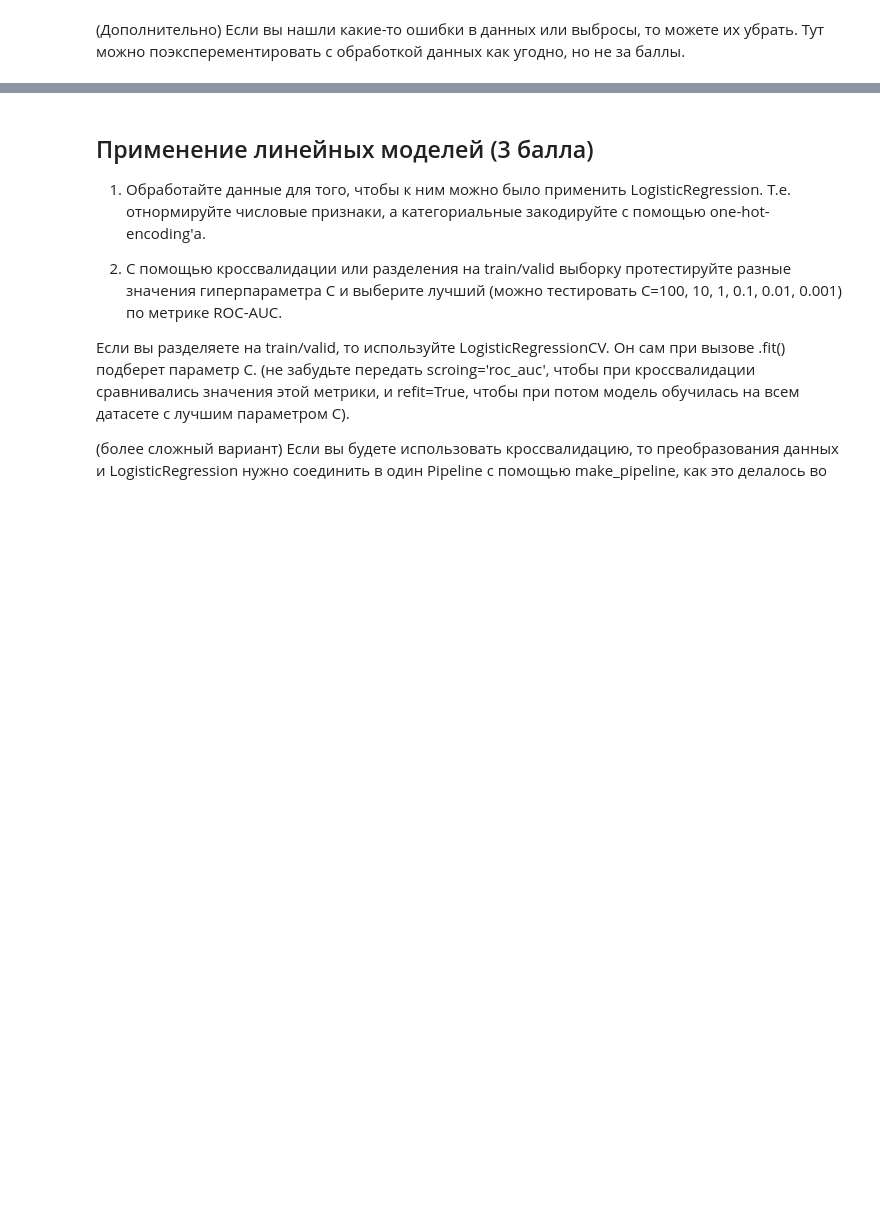
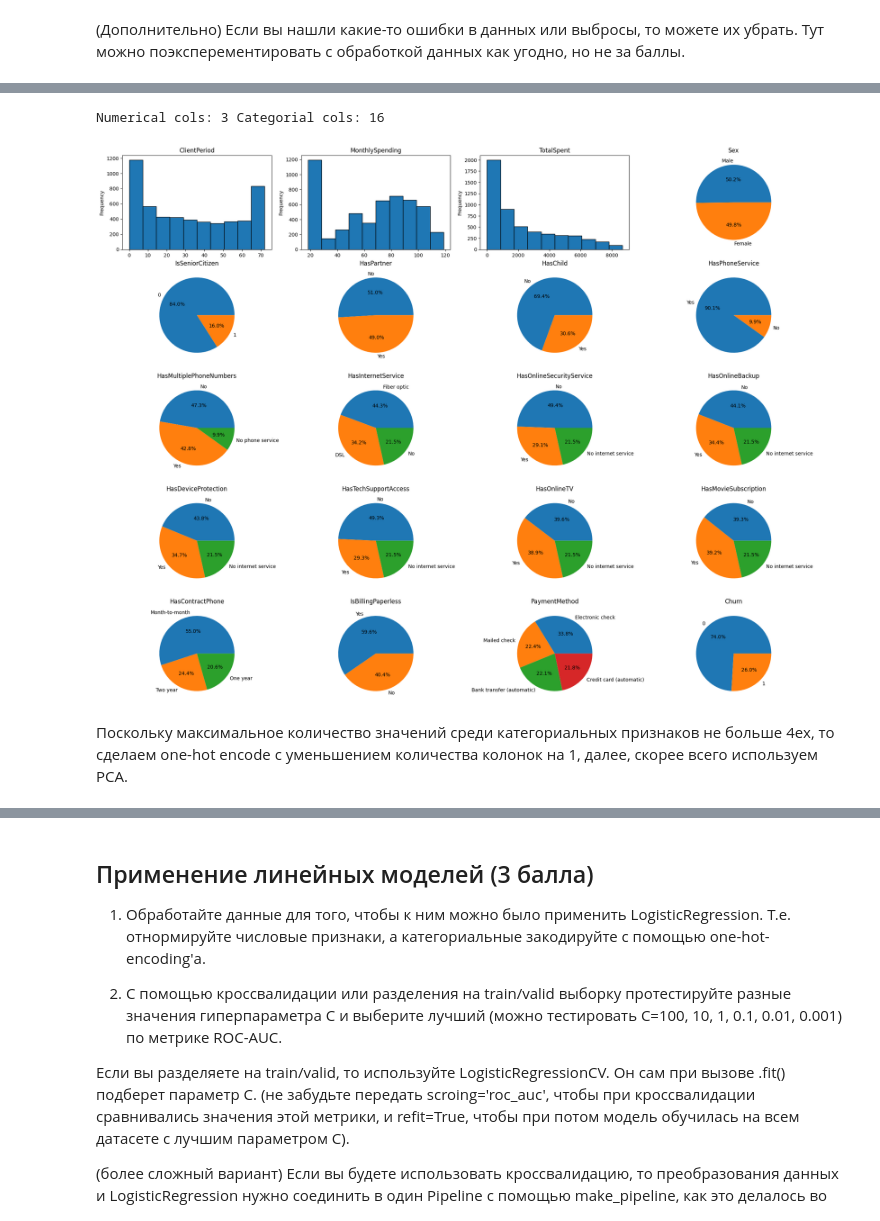
Before and after one commit to Zea-Zee/DLS-labs, a Jupyter notebook: DLS-sem-1/HW-3-kaggle-churn-prediction/hw_kaggle.ipynb, the cells around one changed output, grey strips where cells are left out. Drawn from its saved outputs; the diff is of its cells as text; code cells hidden in the pictures; blank space fills up the shorter version.

```diff
--- a/DLS-sem-1/HW-3-kaggle-churn-prediction/hw_kaggle.ipynb
+++ b/DLS-sem-1/HW-3-kaggle-churn-prediction/hw_kaggle.ipynb
@@ -97,4 +79,5 @@ from matplotlib import pyplot as plt
 
 2) Посмотрите, есть ли в датасете незаполненные значения (nan'ы) с помощью data.isna() или data.info() и, если нужно, замените их на что-то. Будет хорошо, если вы построите табличку с количеством nan в каждой колонке.
 # %%
-data = pd.read_csv('./train.csv')
+df = pd.read_csv('./train.csv')
+df
@@ -146,0 +196,5 @@ target_col = 'Churn'
+# %%
+print(f"Duplicated rows: {df.duplicated(keep=False).sum()}")
+duplicates = df[df.duplicated(keep=False)]
+df.drop_duplicates(keep=False, inplace=True)
+duplicates
@@ -148,0 +227,21 @@ target_col = 'Churn'
+# %%
+df['TotalSpent'].replace(' ', 0, inplace=True)
+# %%
+numerical_features = X.select_dtypes(include=['int64', 'float64']).columns
+categorical_features = X.select_dtypes(include=['object']).columns
+print(f"Numerical cols: {len(numerical_features)} Categorial cols: {len(categorical_features)}")
+df['TotalSpent'] = df['TotalSpent'].astype(float)
+# %% [output]
+Numerical cols: 3 Categorial cols: 16
+# %%
+fig, axes = plt.subplots(5, 4, figsize=(25, 20))
+for ax, col in zip(axes.flatten(), df.columns):
+    ax.set_title(col)
+    if col in num_cols:
+        df[col].plot(kind="hist", ec="black", ax=ax)
+        continue
+    ax.pie(df[col].value_counts(), autopct="%1.1f%%", labels=df[col].value_counts().index)
+# %% [output]
+[figure, added]
+# %% [markdown]
+Поскольку максимальное количество значений среди категориальных признаков не больше 4ех, то сделаем one-hot encode с уменьшением количества колонок на 1, далее, скорее всего используем PCA.
```
Also changed, not shown: parts of 29 cells of this notebook, 40 other files.
